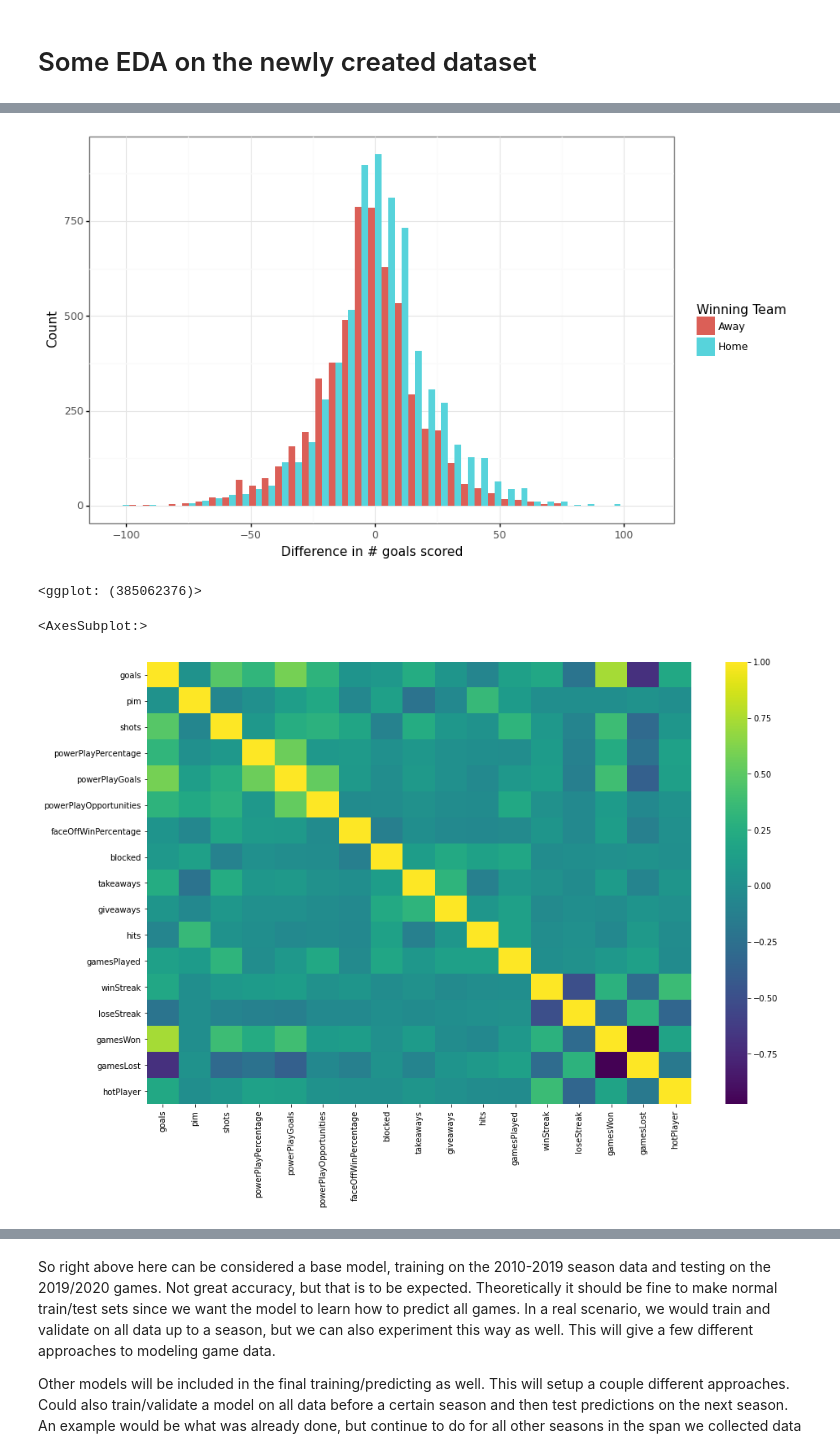
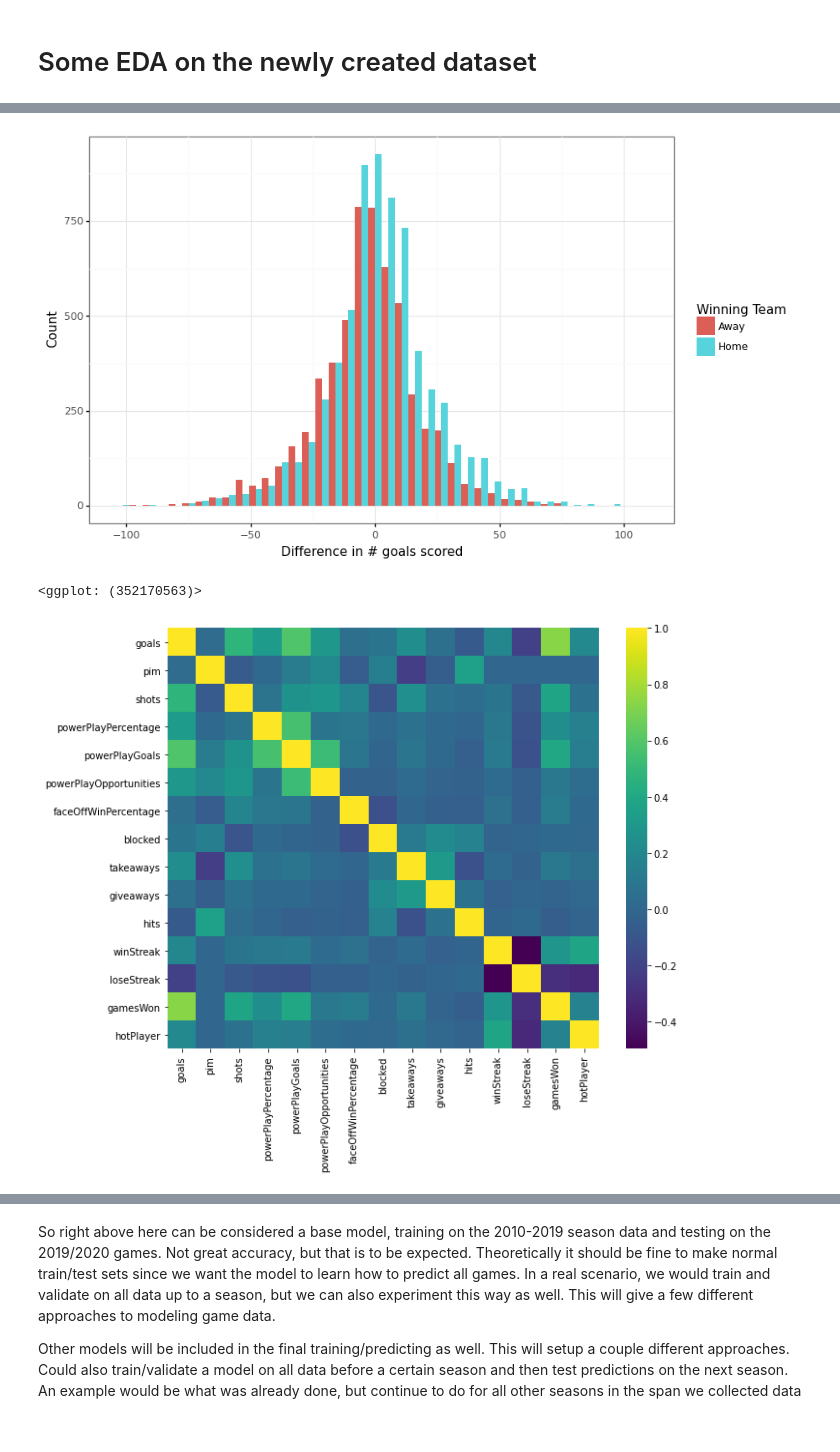
Before and after one commit to sjacobson94/COMP4449, a Jupyter notebook: final_project/analysis.ipynb, the cells around one changed output, grey strips where cells are left out. Cells and saved outputs as stored; diff of their text form; code cells hidden in the pictures.

```diff
--- a/final_project/analysis.ipynb
+++ b/final_project/analysis.ipynb
@@ -539,6 +559,7 @@ game_results.head()
 prediction_df = pd.merge(game_results.filter(items=['gameID', 'season', "homeTeamWin", "venue"]), prior_game_stats, how = "inner", on="gameID")
 # %%
 prediction_df['homeTeamWin'] = prediction_df.homeTeamWin.astype(int)
+prediction_df = prediction_df.drop(columns = ["gamesLost", "gamesPlayed"]).copy()
 # %%
 prediction_df
 # %% [output]
@@ -674,13 +683,12 @@ ggplot(eda_df, aes(x="goals", fill='homeTeamWin')) +
 )
 # %% [output]
 [figure]
-<ggplot: (385062376)>
+<ggplot: (352170563)>
 # %%
-fig, ax = plt.subplots(figsize=(15,10))
-sns.heatmap(eda_df.corr(), ax = ax, cmap = "viridis")
+fig, ax = plt.subplots(figsize=(10,8))
+sns.heatmap(eda_df.corr(), ax = ax, cmap = "viridis");
 # %% [output]
-<AxesSubplot:>
-[figure, old version]
+[figure, new version]
 # %% [markdown]
 # Predictions
 
```
Also changed, not shown: parts of 49 cells of this notebook, 10 other files.
